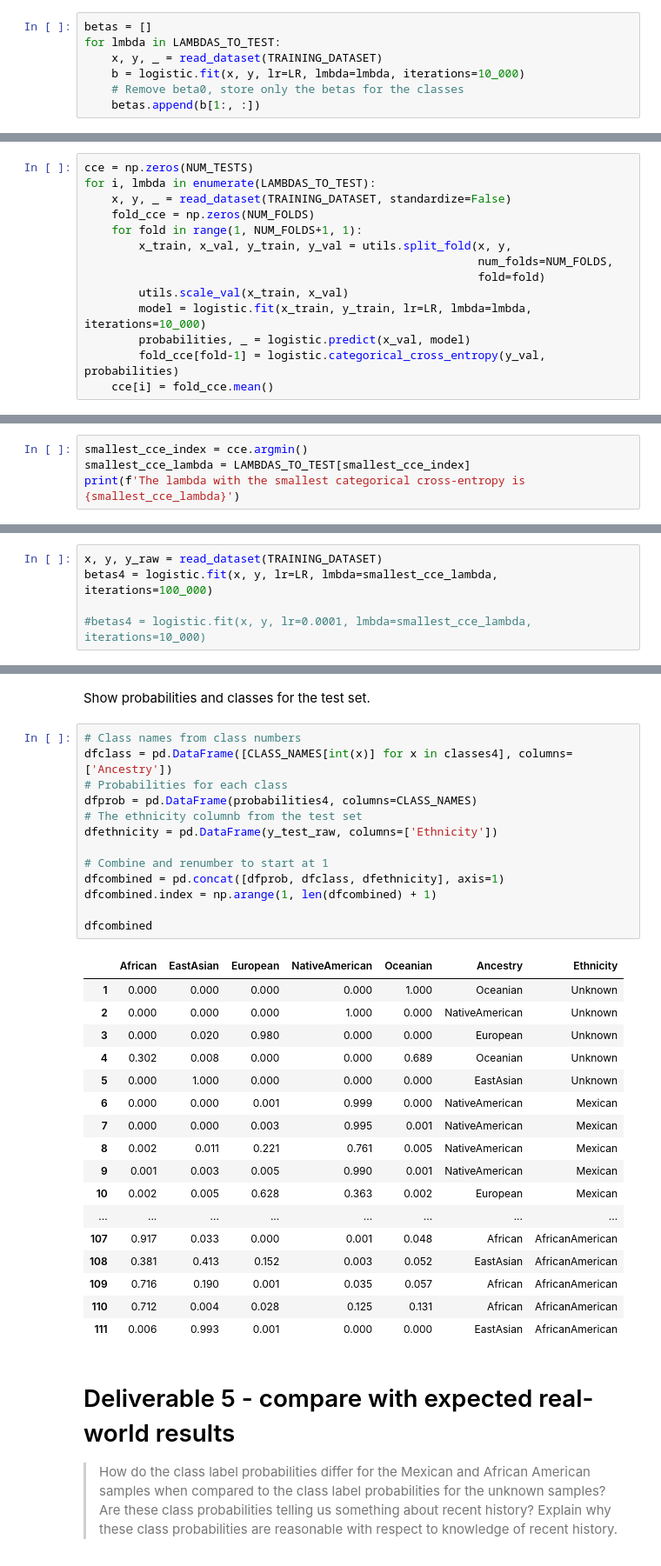
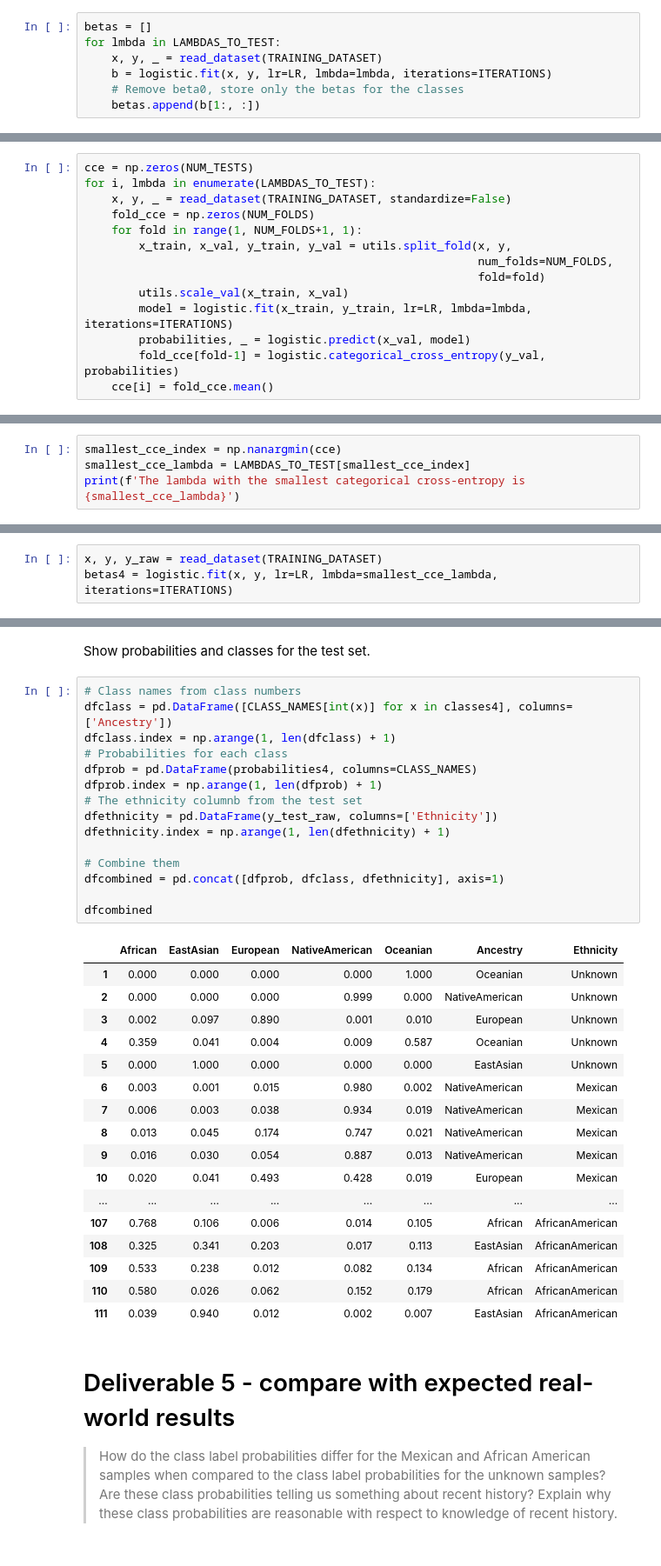
Before and after one commit to fau-masters-collected-works-cgarbin/regression-no-libraries, a Jupyter notebook: logistic_regression.ipynb, the cells around one changed output, grey strips where cells are left out. Shown at 87% size. Cells and saved outputs as stored; diff of their text form.

```diff
--- a/logistic_regression.ipynb
+++ b/logistic_regression.ipynb
@@ -106,7 +107,7 @@ Perform logistic regression with the different lambda values (takes several seco
 betas = []
 for lmbda in LAMBDAS_TO_TEST:
     x, y, _ = read_dataset(TRAINING_DATASET)
-    b = logistic.fit(x, y, lr=LR, lmbda=lmbda, iterations=10_000)
+    b = logistic.fit(x, y, lr=LR, lmbda=lmbda, iterations=ITERATIONS)
     # Remove beta0, store only the betas for the classes
     betas.append(b[1:, :])
 # %% [markdown]
@@ -164,7 +165,7 @@ for i, lmbda in enumerate(LAMBDAS_TO_TEST):
                                                           num_folds=NUM_FOLDS,
                                                           fold=fold)
         utils.scale_val(x_train, x_val)
-        model = logistic.fit(x_train, y_train, lr=LR, lmbda=lmbda, iterations=10_000)
+        model = logistic.fit(x_train, y_train, lr=LR, lmbda=lmbda, iterations=ITERATIONS)
         probabilities, _ = logistic.predict(x_val, model)
         fold_cce[fold-1] = logistic.categorical_cross_entropy(y_val, probabilities)
     cce[i] = fold_cce.mean()
@@ -190,7 +191,7 @@ plot_cce(cce, 'Effect of lambda on categorical cross-entropy')
 
 > _Indicate the value of λ value (sic) that generated the smallest CV(5) error._
 # %%
-smallest_cce_index = cce.argmin()
+smallest_cce_index = np.nanargmin(cce)
 smallest_cce_lambda = LAMBDAS_TO_TEST[smallest_cce_index]
 print(f'The lambda with the smallest categorical cross-entropy is {smallest_cce_lambda}')
 # %% [output]
@@ -205,9 +206,7 @@ The lambda with the smallest categorical cross-entropy is 0.0001
 Train a model with the lambda that resulted in the smallest categorical cross-entropy.
 # %%
 x, y, y_raw = read_dataset(TRAINING_DATASET)
-betas4 = logistic.fit(x, y, lr=LR, lmbda=smallest_cce_lambda, iterations=100_000)
-
-#betas4 = logistic.fit(x, y, lr=0.0001, lmbda=smallest_cce_lambda, iterations=10_000)
+betas4 = logistic.fit(x, y, lr=LR, lmbda=smallest_cce_lambda, iterations=ITERATIONS)
 # %% [markdown]
 Predict the values on the test set.
 # %%
@@ -218,34 +217,36 @@ Show probabilities and classes for the test set.
 # %%
 # Class names from class numbers
 dfclass = pd.DataFrame([CLASS_NAMES[int(x)] for x in classes4], columns=['Ancestry'])
+dfclass.index = np.arange(1, len(dfclass) + 1)
 # Probabilities for each class
 dfprob = pd.DataFrame(probabilities4, columns=CLASS_NAMES)
+dfprob.index = np.arange(1, len(dfprob) + 1)
 # The ethnicity columnb from the test set
 dfethnicity = pd.DataFrame(y_test_raw, columns=['Ethnicity'])
+dfethnicity.index = np.arange(1, len(dfethnicity) + 1)
 
-# Combine and renumber to start at 1
+# Combine them
 dfcombined = pd.concat([dfprob, dfclass, dfethnicity], axis=1)
-dfcombined.index = np.arange(1, len(dfcombined) + 1)
 
 dfcombined
 # %% [output]
 |  | African | EastAsian | European | NativeAmerican | Oceanian | Ancestry | Ethnicity |
 | 1 | 0.000 | 0.000 | 0.000 | 0.000 | 1.000 | Oceanian | Unknown |
-| 2 | 0.000 | 0.000 | 0.000 | 1.000 | 0.000 | NativeAmerican | Unknown |
-| 3 | 0.000 | 0.020 | 0.980 | 0.000 | 0.000 | European | Unknown |
-| 4 | 0.302 | 0.008 | 0.000 | 0.000 | 0.689 | Oceanian | Unknown |
+| 2 | 0.000 | 0.000 | 0.000 | 0.999 | 0.000 | NativeAmerican | Unknown |
+| 3 | 0.002 | 0.097 | 0.890 | 0.001 | 0.010 | European | Unknown |
+| 4 | 0.359 | 0.041 | 0.004 | 0.009 | 0.587 | Oceanian | Unknown |
 | 5 | 0.000 | 1.000 | 0.000 | 0.000 | 0.000 | EastAsian | Unknown |
-| 6 | 0.000 | 0.000 | 0.001 | 0.999 | 0.000 | NativeAmerican | Mexican |
-| 7 | 0.000 | 0.000 | 0.003 | 0.995 | 0.001 | NativeAmerican | Mexican |
-| 8 | 0.002 | 0.011 | 0.221 | 0.761 | 0.005 | NativeAmerican | Mexican |
-| 9 | 0.001 | 0.003 | 0.005 | 0.990 | 0.001 | NativeAmerican | Mexican |
-| 10 | 0.002 | 0.005 | 0.628 | 0.363 | 0.002 | European | Mexican |
+| 6 | 0.003 | 0.001 | 0.015 | 0.980 | 0.002 | NativeAmerican | Mexican |
+| 7 | 0.006 | 0.003 | 0.038 | 0.934 | 0.019 | NativeAmerican | Mexican |
+| 8 | 0.013 | 0.045 | 0.174 | 0.747 | 0.021 | NativeAmerican | Mexican |
+| 9 | 0.016 | 0.030 | 0.054 | 0.887 | 0.013 | NativeAmerican | Mexican |
+| 10 | 0.020 | 0.041 | 0.493 | 0.428 | 0.019 | European | Mexican |
 | ... | ... | ... | ... | ... | ... | ... | ... |
-| 107 | 0.917 | 0.033 | 0.000 | 0.001 | 0.048 | African | AfricanAmerican |
-| 108 | 0.381 | 0.413 | 0.152 | 0.003 | 0.052 | EastAsian | AfricanAmerican |
-| 109 | 0.716 | 0.190 | 0.001 | 0.035 | 0.057 | African | AfricanAmerican |
-| 110 | 0.712 | 0.004 | 0.028 | 0.125 | 0.131 | African | AfricanAmerican |
-| 111 | 0.006 | 0.993 | 0.001 | 0.000 | 0.000 | EastAsian | AfricanAmerican |
+| 107 | 0.768 | 0.106 | 0.006 | 0.014 | 0.105 | African | AfricanAmerican |
+| 108 | 0.325 | 0.341 | 0.203 | 0.017 | 0.113 | EastAsian | AfricanAmerican |
+| 109 | 0.533 | 0.238 | 0.012 | 0.082 | 0.134 | African | AfricanAmerican |
+| 110 | 0.580 | 0.026 | 0.062 | 0.152 | 0.179 | African | AfricanAmerican |
+| 111 | 0.039 | 0.940 | 0.012 | 0.002 | 0.007 | EastAsian | AfricanAmerican |
 # %% [markdown]
 # Deliverable 5 - compare with expected real-world results
 
```
Also changed, not shown: parts of 12 cells of this notebook.
